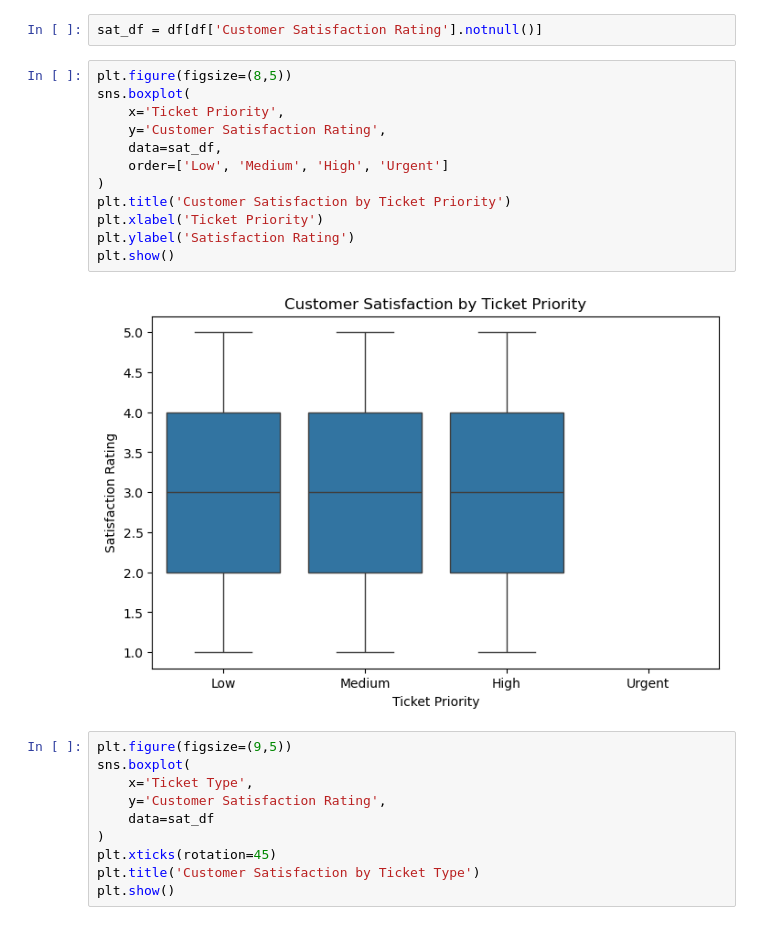
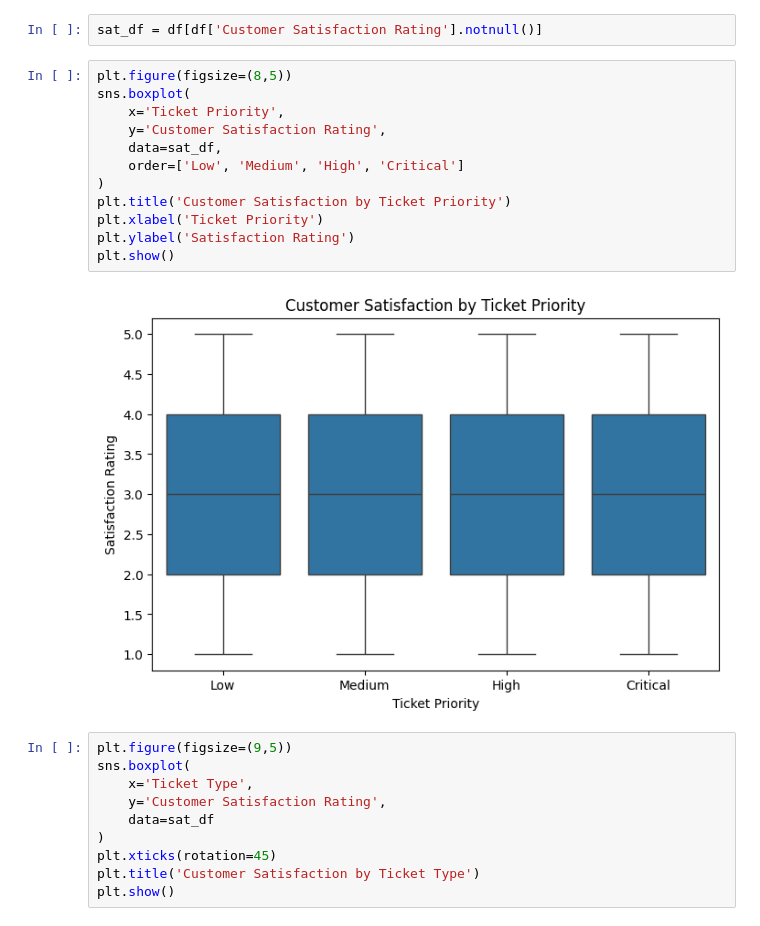
Before and after one commit to kadariramyasri/Lemici_AssignMent_DataEngineering, a Jupyter notebook: notebooks/EDA_Customer_Satisfaction.ipynb, the cells around one changed output. Drawn from its saved outputs; the diff is of its cells as text.

Commit message:
EDA Updated with Critical Analysis for Interview

```diff
--- a/notebooks/EDA_Customer_Satisfaction.ipynb
+++ b/notebooks/EDA_Customer_Satisfaction.ipynb
@@ -580,17 +866,17 @@ sat_df = df[df['Customer Satisfaction Rating'].notnull()]
 # %%
 plt.figure(figsize=(8,5))
 sns.boxplot(
     x='Ticket Priority',
     y='Customer Satisfaction Rating',
     data=sat_df,
-    order=['Low', 'Medium', 'High', 'Urgent']
+    order=['Low', 'Medium', 'High', 'Critical']
 )
 plt.title('Customer Satisfaction by Ticket Priority')
 plt.xlabel('Ticket Priority')
 plt.ylabel('Satisfaction Rating')
 plt.show()
 # %% [output]
-[figure, old version]
+[figure, new version]
 # %%
 plt.figure(figsize=(9,5))
 sns.boxplot(
```
Also changed, not shown: parts of 40 cells of this notebook.
